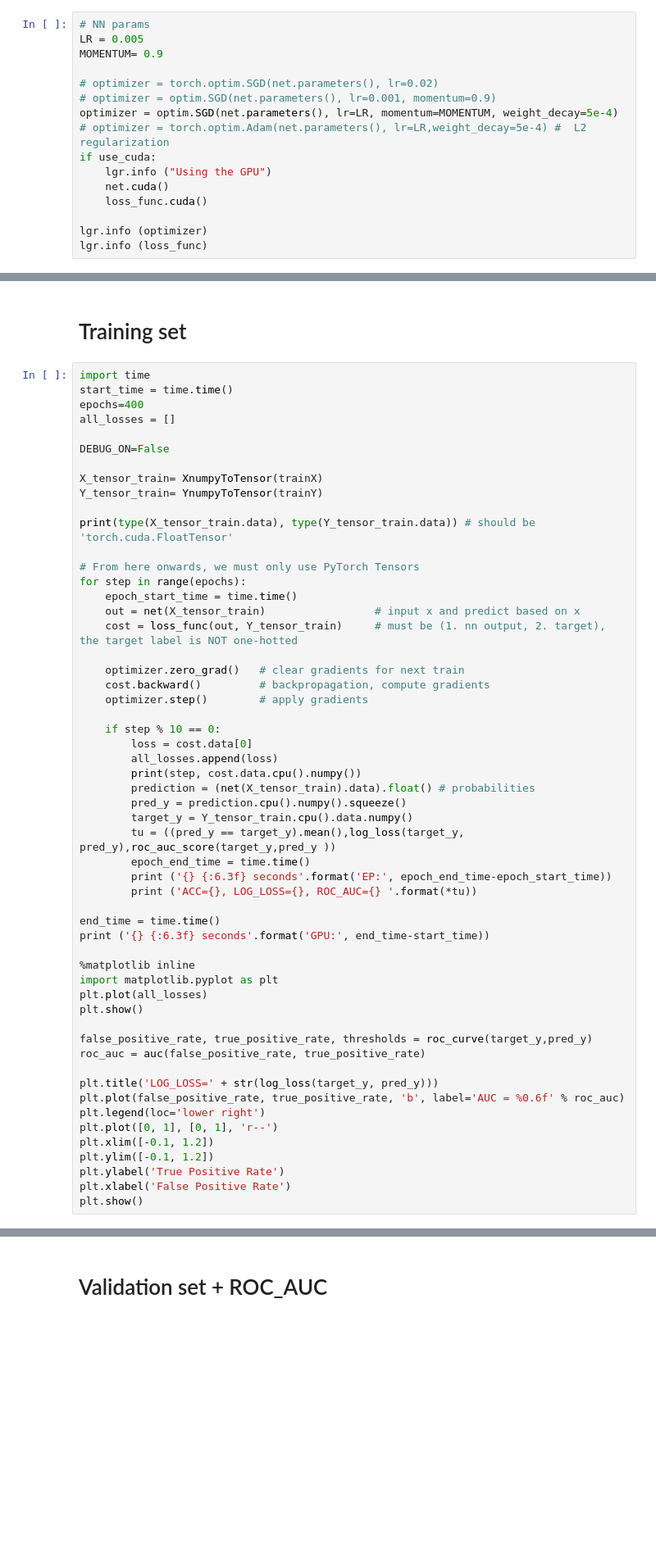
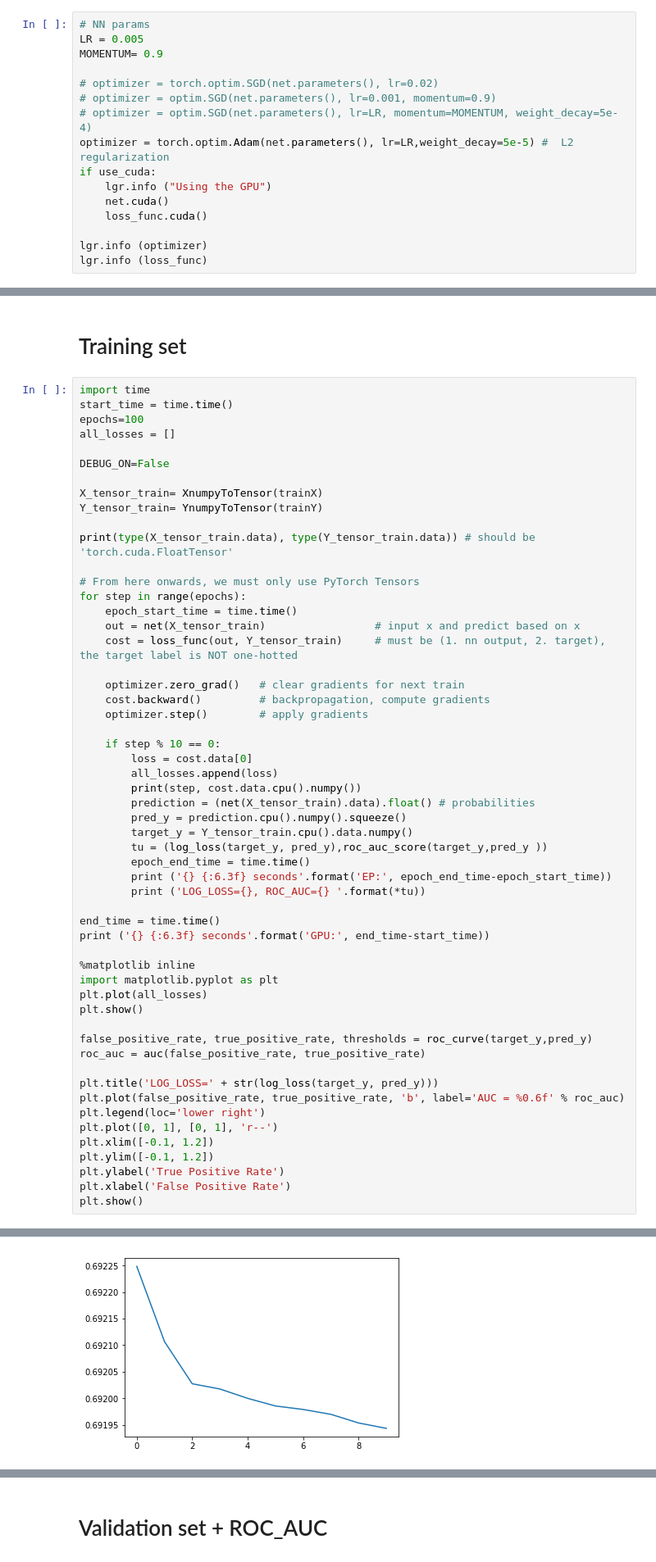
Before and after one commit to sunghoonyang/Deep-Learning-Boot-Camp, a Jupyter notebook: day02-PyTORCH-and-PyCUDA/PyTorch/55-PyTorch-using-CONV1D-on-one-dimensional-data-CNN.ipynb, the cells around one changed output, grey strips where cells are left out. Shown: that part at 82% size. Drawn from its saved outputs; the diff is of its cells as text; blank space fills up the shorter version.

```diff
--- a/day02-PyTORCH-and-PyCUDA/PyTorch/55-PyTorch-using-CONV1D-on-one-dimensional-data-CNN.ipynb
+++ b/day02-PyTORCH-and-PyCUDA/PyTorch/55-PyTorch-using-CONV1D-on-one-dimensional-data-CNN.ipynb
@@ -569,8 +543,8 @@ MOMENTUM= 0.9
 
 # optimizer = torch.optim.SGD(net.parameters(), lr=0.02)
 # optimizer = optim.SGD(net.parameters(), lr=0.001, momentum=0.9)
-optimizer = optim.SGD(net.parameters(), lr=LR, momentum=MOMENTUM, weight_decay=5e-4)
-# optimizer = torch.optim.Adam(net.parameters(), lr=LR,weight_decay=5e-4) #  L2 regularization
+# optimizer = optim.SGD(net.parameters(), lr=LR, momentum=MOMENTUM, weight_decay=5e-4)
+optimizer = torch.optim.Adam(net.parameters(), lr=LR,weight_decay=5e-5) #  L2 regularization
 if use_cuda:
     lgr.info ("Using the GPU")
     net.cuda()
@@ -587,7 +561,7 @@ INFO:__main__:BCELoss (
 # %%
 import time
 start_time = time.time()
-epochs=400
+epochs=100
 all_losses = []
 
 DEBUG_ON=False
@@ -614,10 +588,10 @@ for step in range(epochs):
         prediction = (net(X_tensor_train).data).float() # probabilities
         pred_y = prediction.cpu().numpy().squeeze()
         target_y = Y_tensor_train.cpu().data.numpy()
-        tu = ((pred_y == target_y).mean(),log_loss(target_y, pred_y),roc_auc_score(target_y,pred_y ))
+        tu = (log_loss(target_y, pred_y),roc_auc_score(target_y,pred_y ))
         epoch_end_time = time.time()
         print ('{} {:6.3f} seconds'.format('EP:', epoch_end_time-epoch_start_time))
-        print ('ACC={}, LOG_LOSS={}, ROC_AUC={} '.format(*tu))
+        print ('LOG_LOSS={}, ROC_AUC={} '.format(*tu))
 
 end_time = time.time()
 print ('{} {:6.3f} seconds'.format('GPU:', end_time-start_time))
@@ -661,0 +636 @@ ACC=0.0, LOG_LOSS=0.69421657, ROC_AUC=0.500832000223
+[figure, added]
```
Also changed, not shown: parts of 9 cells of this notebook.
